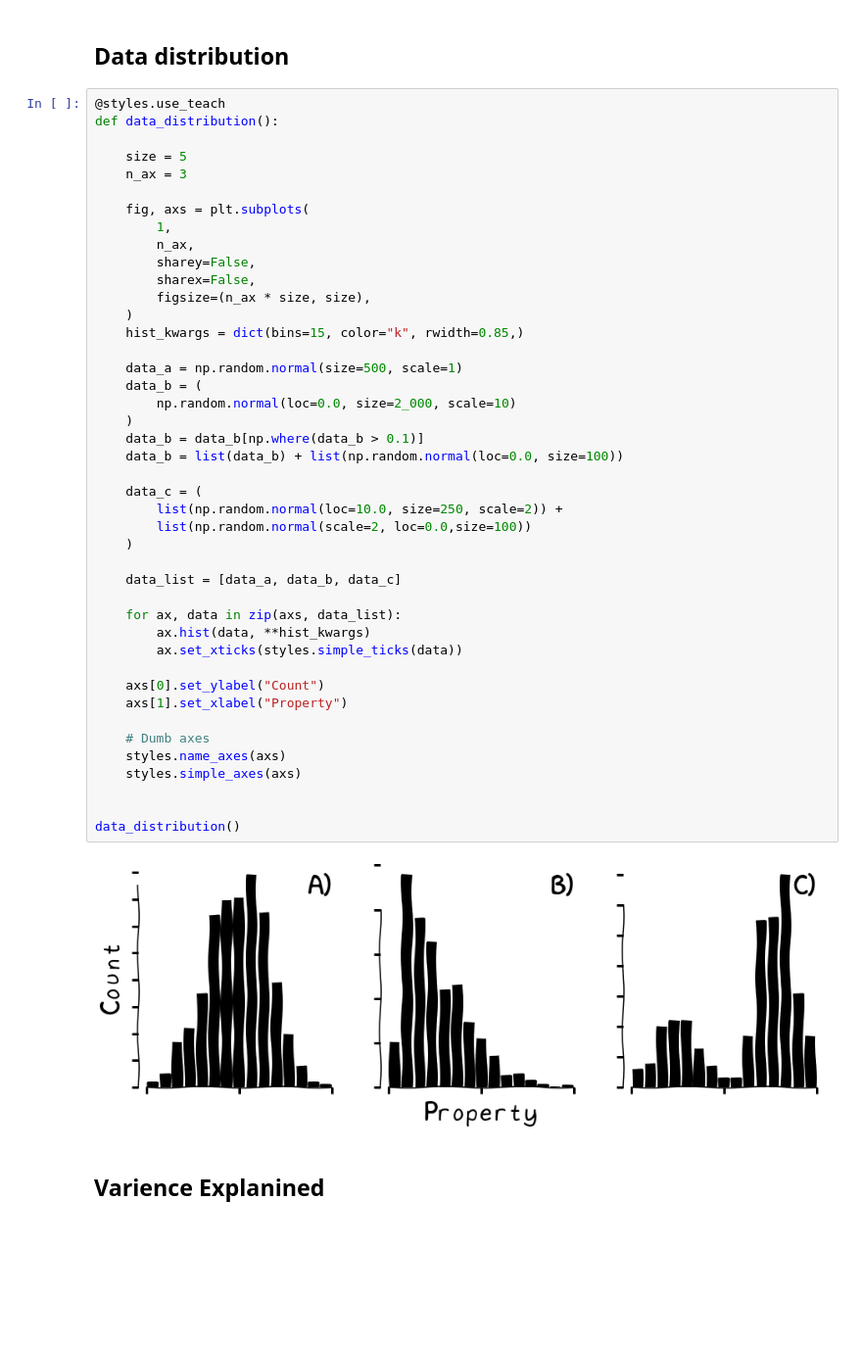
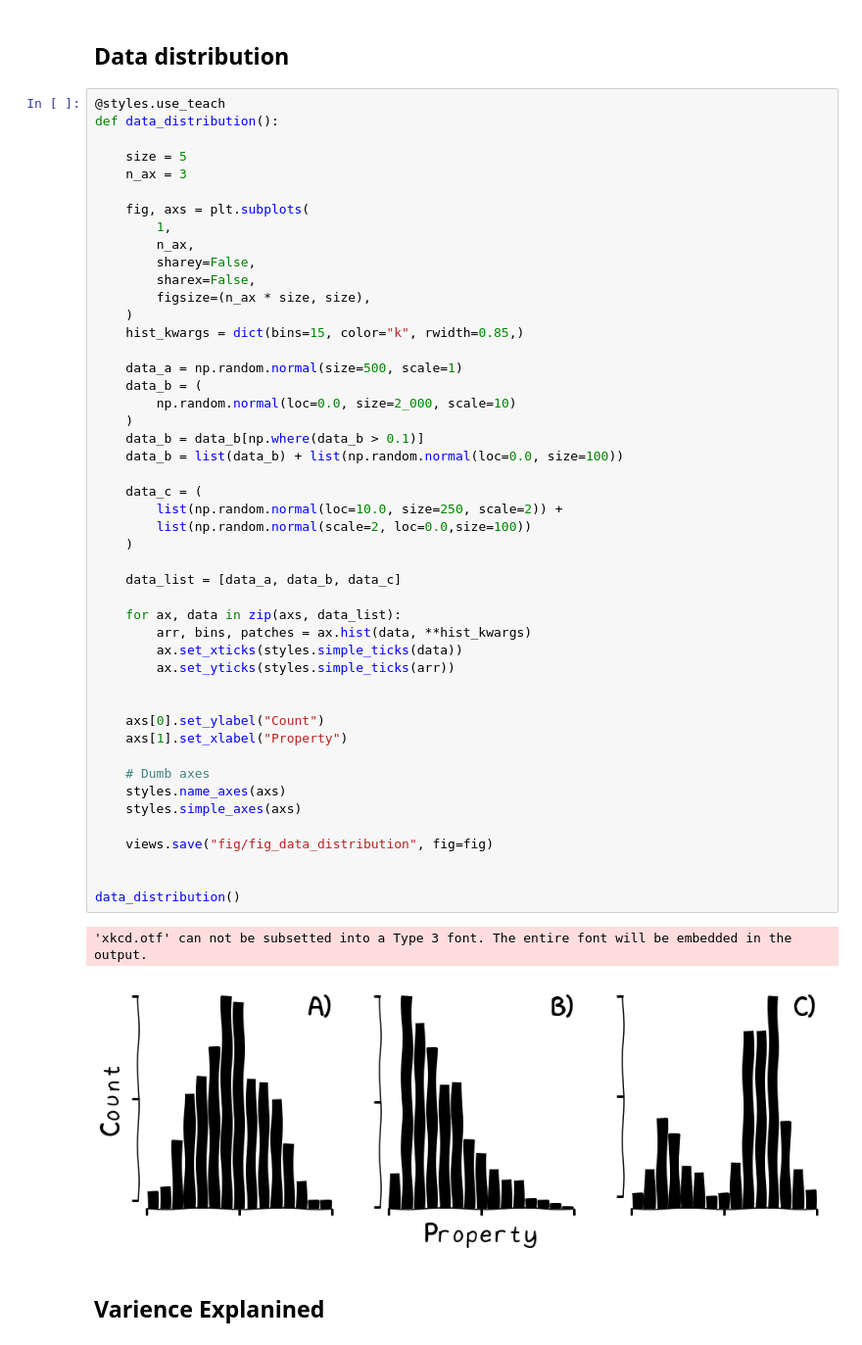
Before and after one commit to charnley/matplotlib-views, a Jupyter notebook: notebooks/teach_plots.ipynb, the cells around one changed output. Shown at 98% size. Drawn from its saved outputs; the diff is of its cells as text; blank space fills up the shorter version.

```diff
--- a/notebooks/teach_plots.ipynb
+++ b/notebooks/teach_plots.ipynb
@@ -200,35 +213,40 @@ def data_distribution():
     )
     hist_kwargs = dict(bins=15, color="k", rwidth=0.85,)
 
     data_a = np.random.normal(size=500, scale=1)
     data_b = (
         np.random.normal(loc=0.0, size=2_000, scale=10)
     )
     data_b = data_b[np.where(data_b > 0.1)]
     data_b = list(data_b) + list(np.random.normal(loc=0.0, size=100))
 
     data_c = (
         list(np.random.normal(loc=10.0, size=250, scale=2)) +
         list(np.random.normal(scale=2, loc=0.0,size=100))
     )
 
     data_list = [data_a, data_b, data_c]
 
     for ax, data in zip(axs, data_list):
-        ax.hist(data, **hist_kwargs)
+        arr, bins, patches = ax.hist(data, **hist_kwargs)
         ax.set_xticks(styles.simple_ticks(data))
+        ax.set_yticks(styles.simple_ticks(arr))
+
 
     axs[0].set_ylabel("Count")
     axs[1].set_xlabel("Property")
 
     # Dumb axes
     styles.name_axes(axs)
     styles.simple_axes(axs)
 
+    views.save("fig/fig_data_distribution", fig=fig)
+
 
 data_distribution()
 # %% [output]
+'xkcd.otf' can not be subsetted into a Type 3 font. The entire font will be embedded in the output.
-[figure, old version]
+[figure, new version]
 # %% [markdown]
 ## Varience Explanined
 # %%
```
Also changed, not shown: parts of 6 cells of this notebook, 2 other files.
